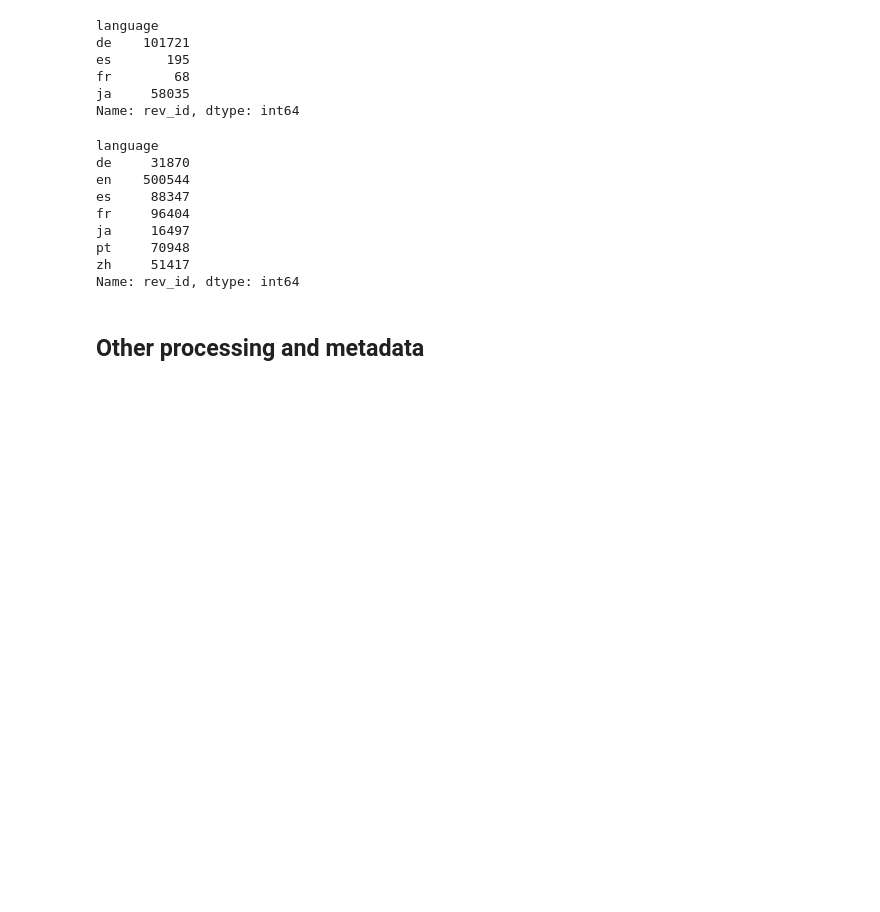
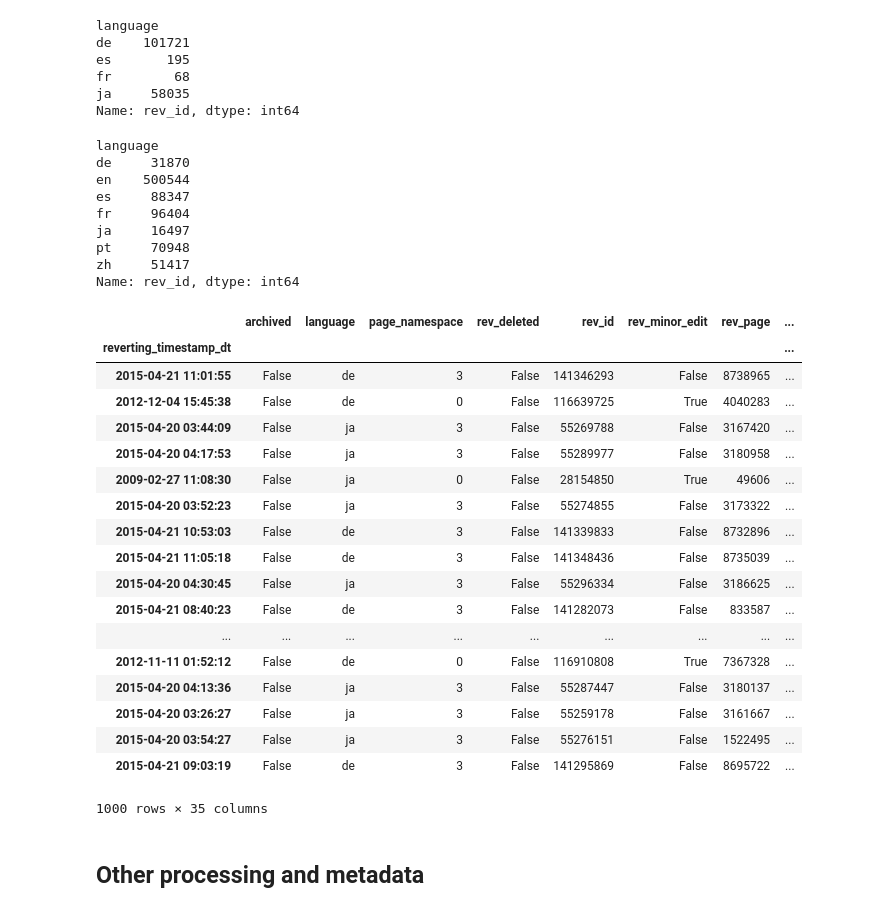
Before and after one commit to halfak/are-the-bots-really-fighting, a Jupyter notebook: analysis/exploratory/load-data-20170420-datasets.ipynb, the cells around one changed output. Cells and saved outputs as stored; diff of their text form; code cells hidden in the pictures; blank space fills up the shorter version.

Commit message:
add sample negative TTRs

```diff
--- a/analysis/exploratory/load-data-20170420-datasets.ipynb
+++ b/analysis/exploratory/load-data-20170420-datasets.ipynb
@@ -230,3 +230,25 @@ ja     16497
 pt     70948
 zh     51417
 Name: rev_id, dtype: int64
+# %%
+df_all.query("time_to_revert_days < 0").sample(1000)
+# %% [output]
+|  | archived | language | page_namespace | rev_deleted | rev_id | rev_minor_edit | rev_page | ... |
+| reverting_timestamp_dt |  |  |  |  |  |  |  | ... |
+| 2015-04-21 11:01:55 | False | de | 3 | False | 141346293 | False | 8738965 | ... |
+| 2012-12-04 15:45:38 | False | de | 0 | False | 116639725 | True | 4040283 | ... |
+| 2015-04-20 03:44:09 | False | ja | 3 | False | 55269788 | False | 3167420 | ... |
+| 2015-04-20 04:17:53 | False | ja | 3 | False | 55289977 | False | 3180958 | ... |
+| 2009-02-27 11:08:30 | False | ja | 0 | False | 28154850 | True | 49606 | ... |
+| 2015-04-20 03:52:23 | False | ja | 3 | False | 55274855 | False | 3173322 | ... |
+| 2015-04-21 10:53:03 | False | de | 3 | False | 141339833 | False | 8732896 | ... |
+| 2015-04-21 11:05:18 | False | de | 3 | False | 141348436 | False | 8735039 | ... |
+| 2015-04-20 04:30:45 | False | ja | 3 | False | 55296334 | False | 3186625 | ... |
+| 2015-04-21 08:40:23 | False | de | 3 | False | 141282073 | False | 833587 | ... |
+| ... | ... | ... | ... | ... | ... | ... | ... | ... |
+| 2012-11-11 01:52:12 | False | de | 0 | False | 116910808 | True | 7367328 | ... |
+| 2015-04-20 04:13:36 | False | ja | 3 | False | 55287447 | False | 3180137 | ... |
+| 2015-04-20 03:26:27 | False | ja | 3 | False | 55259178 | False | 3161667 | ... |
+| 2015-04-20 03:54:27 | False | ja | 3 | False | 55276151 | False | 1522495 | ... |
+| 2015-04-21 09:03:19 | False | de | 3 | False | 141295869 | False | 8695722 | ... |
+1000 rows × 35 columns
```
Also changed, not shown: parts of 3 cells of this notebook.
